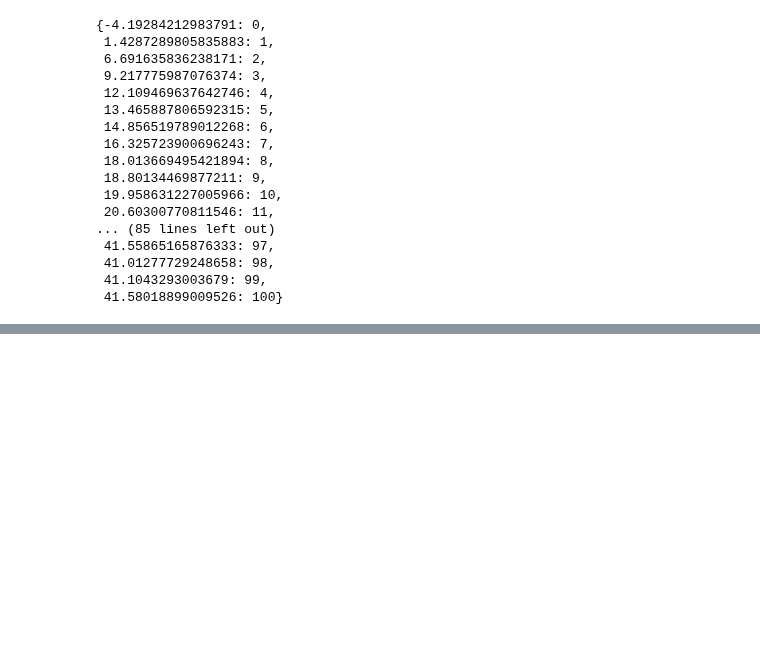
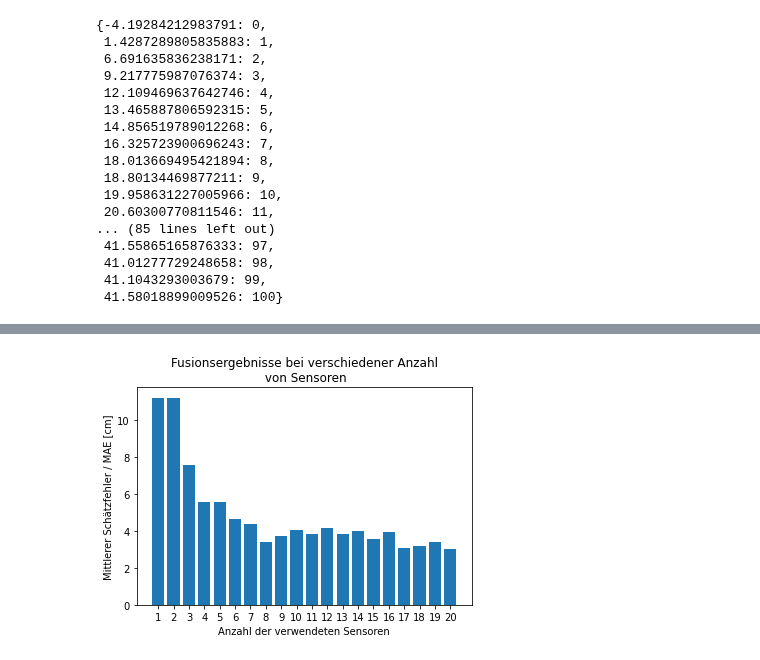
Before and after one commit to juebrauer/central, a Jupyter notebook: 003_distance_sensor_data_fusion/distance_sensor_data_fusion_ss23.ipynb, the cells around one changed output, grey strips where cells are left out. Saved outputs shown, nothing was run; the diff lists cells and outputs as text; code cells hidden in the pictures; blank space fills up the shorter version.

```diff
--- a/003_distance_sensor_data_fusion/distance_sensor_data_fusion_ss23.ipynb
+++ b/003_distance_sensor_data_fusion/distance_sensor_data_fusion_ss23.ipynb
@@ -233,17 +233,18 @@ exp(3)
 # %% [output]
 1.31
 # %%
-alle_schaetzfehler = []
-sensoranzahlen = []
-for ANZ_SENSOREN in range(1,21):
-    schaetzfehler = exp(ANZ_SENSOREN)
-    alle_schaetzfehler.append( schaetzfehler )
-    sensoranzahlen.append( ANZ_SENSOREN )
+def meta_experiment():
+    alle_schaetzfehler = []
+    sensoranzahlen = []
+    for ANZ_SENSOREN in range(1,21):
+        schaetzfehler = exp(ANZ_SENSOREN)
+        alle_schaetzfehler.append( schaetzfehler )
+        sensoranzahlen.append( ANZ_SENSOREN )
 
-plt.bar( sensoranzahlen, alle_schaetzfehler )
-plt.xticks( sensoranzahlen )
-plt.xlabel("Anzahl der verwendeten Sensoren")
-plt.ylabel("Mittlerer Schätzfehler / MAE [cm]")
-plt.title("Fusionsergebnisse bei verschiedener Anzahl\n" +
-          " von Sensoren")
-plt.show()
+    plt.bar( sensoranzahlen, alle_schaetzfehler )
+    plt.xticks( sensoranzahlen )
+    plt.xlabel("Anzahl der verwendeten Sensoren")
+    plt.ylabel("Mittlerer Schätzfehler / MAE [cm]")
+    plt.title("Fusionsergebnisse bei verschiedener Anzahl\n" +
+              " von Sensoren")
+    plt.show()
@@ -352,0 +468,4 @@ ism_s1
+# %%
+meta_experiment()
+# %% [output]
+[figure, added]
```
Also changed, not shown: parts of 62 cells of this notebook.
